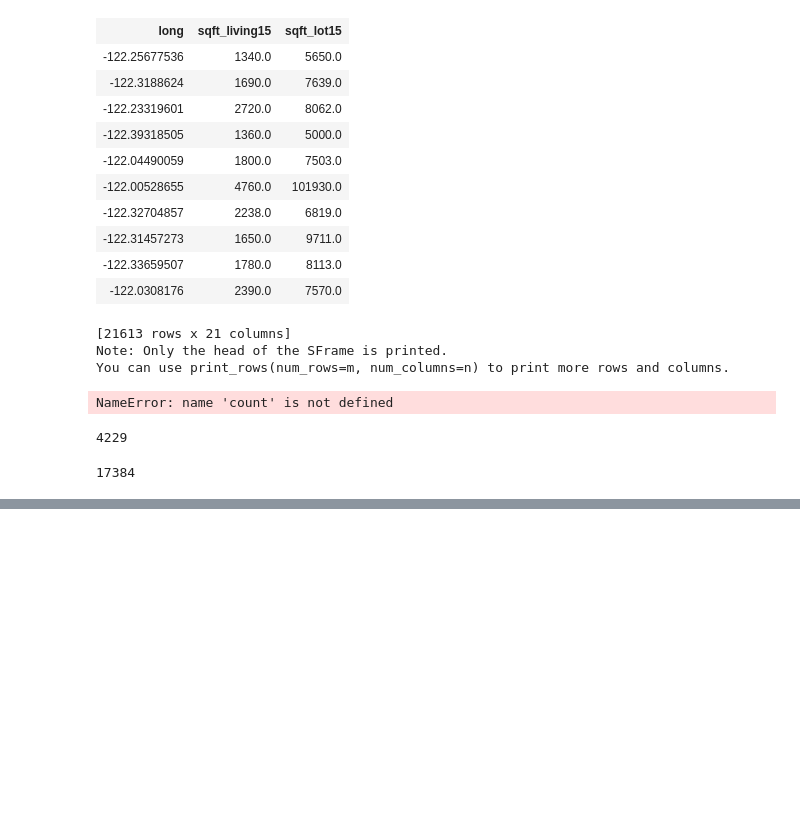
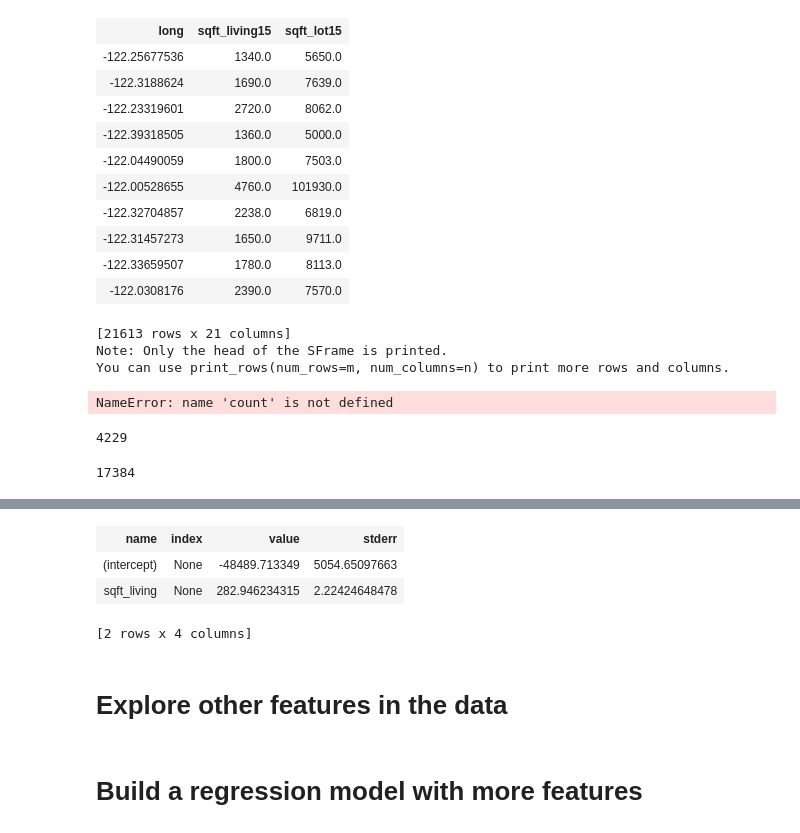
Before and after one commit to HristoDobriyanov/ML-Foundations, a Jupyter notebook: Week 2/Predicting house prices.ipynb, the cells around one changed output, grey strips where cells are left out. Drawn from its saved outputs; the diff is of its cells as text; code cells hidden in the pictures; blank space fills up the shorter version.

```diff
--- a/Week 2/Predicting house prices.ipynb
+++ b/Week 2/Predicting house prices.ipynb
@@ -195,0 +261,9 @@ graphlab.SFrame.num_rows(train_data)
+# %%
+sqft_model.get('coefficients')
+# %% [output]
+| name | index | value | stderr |
+| (intercept) | None | -48489.713349 | 5054.65097663 |
+| sqft_living | None | 282.946234315 | 2.22424648478 |
+[2 rows x 4 columns]
+# %% [markdown]
+# Explore other features in the data
@@ -195,0 +276,2 @@ graphlab.SFrame.num_rows(train_data)
+# %% [markdown]
+# Build a regression model with more features
```
Also changed, not shown: parts of 31 cells of this notebook.
